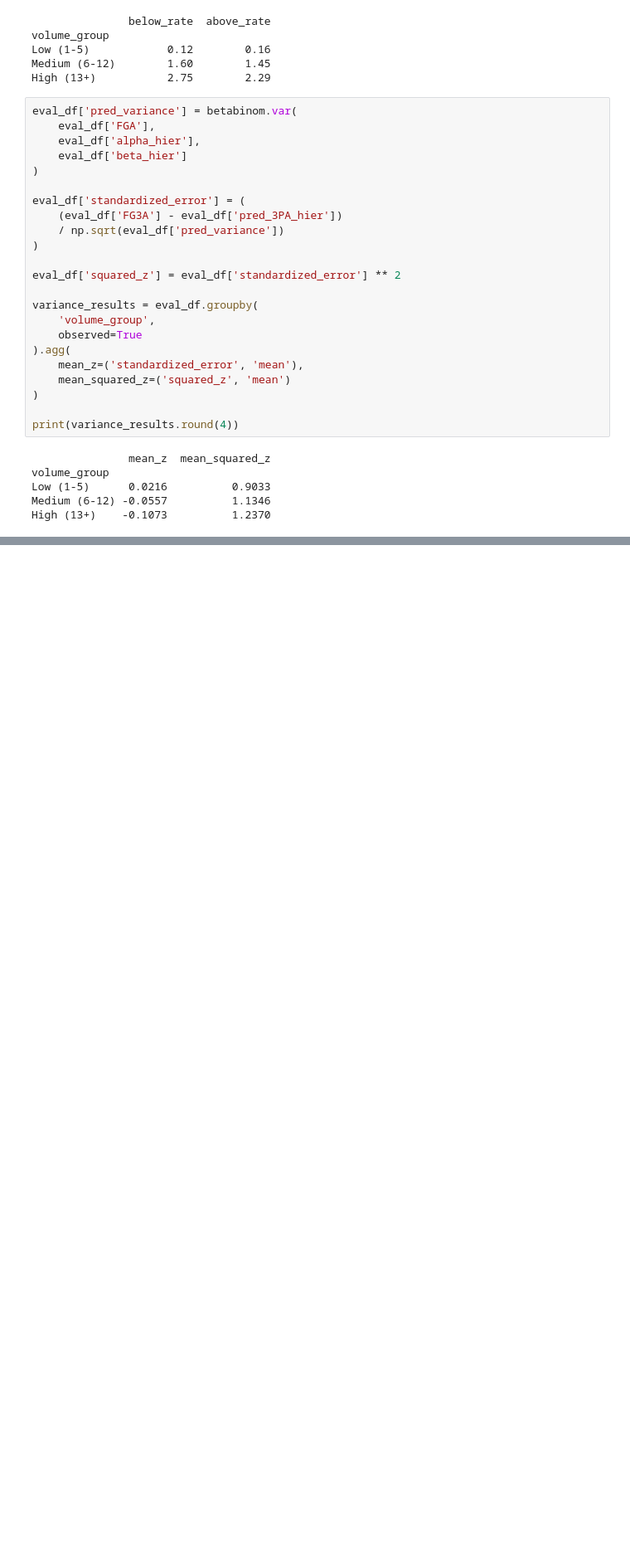
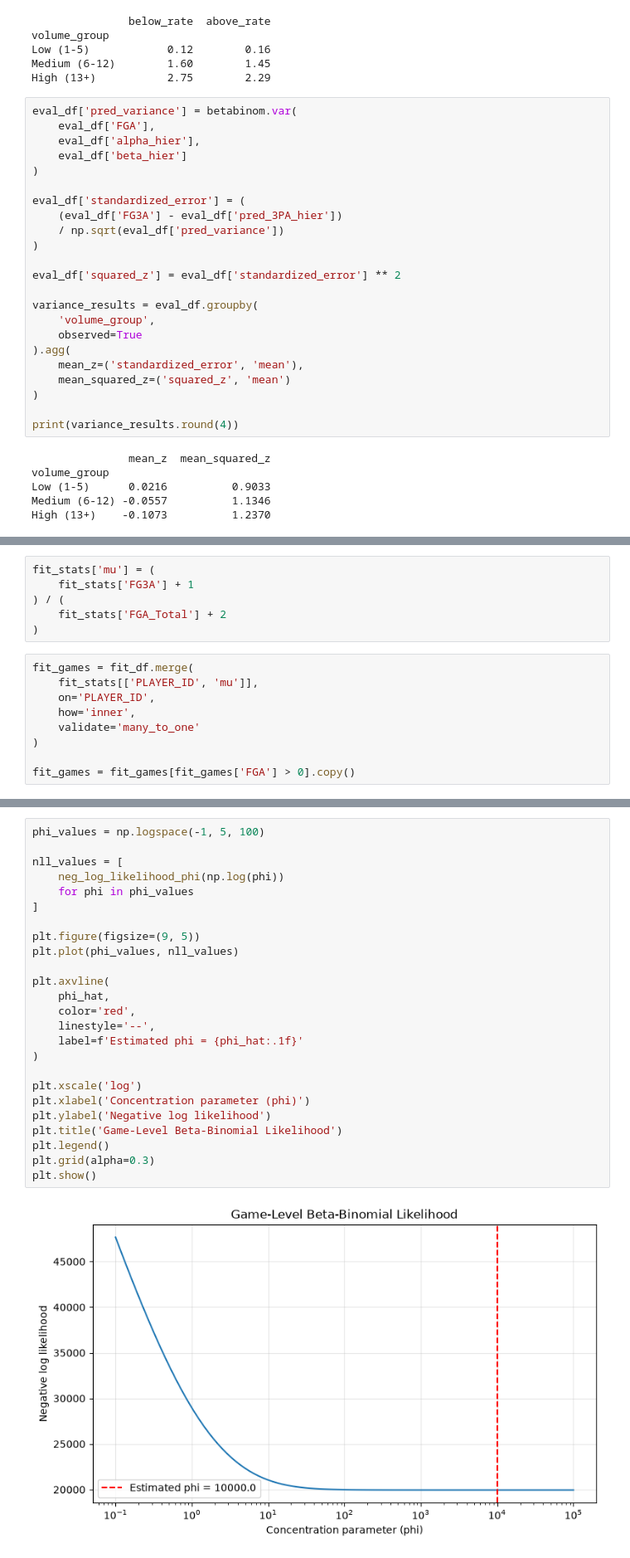
Before and after one commit to nikoiaki-ai/NBA_Project, a Jupyter notebook: notebooks/my_notebook.ipynb, the cells around one changed output, grey strips where cells are left out. Shown at 83% size. Drawn from its saved outputs; the diff is of its cells as text; blank space fills up the shorter version.

```diff
--- a/notebooks/my_notebook.ipynb
+++ b/notebooks/my_notebook.ipynb
@@ -676,0 +791,15 @@ High (13+)    -0.1073          1.2370
+# %%
+fit_stats['mu'] = (
+    fit_stats['FG3A'] + 1
+) / (
+    fit_stats['FGA_Total'] + 2
+)
+# %%
+fit_games = fit_df.merge(
+    fit_stats[['PLAYER_ID', 'mu']],
+    on='PLAYER_ID',
+    how='inner',
+    validate='many_to_one'
+)
+
+fit_games = fit_games[fit_games['FGA'] > 0].copy()
@@ -676,0 +836,27 @@ High (13+)    -0.1073          1.2370
+# %%
+phi_values = np.logspace(-1, 5, 100)
+
+nll_values = [
+    neg_log_likelihood_phi(np.log(phi))
+    for phi in phi_values
+]
+
+plt.figure(figsize=(9, 5))
+plt.plot(phi_values, nll_values)
+
+plt.axvline(
+    phi_hat,
+    color='red',
+    linestyle='--',
+    label=f'Estimated phi = {phi_hat:.1f}'
+)
+
+plt.xscale('log')
+plt.xlabel('Concentration parameter (phi)')
+plt.ylabel('Negative log likelihood')
+plt.title('Game-Level Beta-Binomial Likelihood')
+plt.legend()
+plt.grid(alpha=0.3)
+plt.show()
+# %% [output]
+[figure, added]
```
Also changed, not shown: parts of 12 cells of this notebook.
